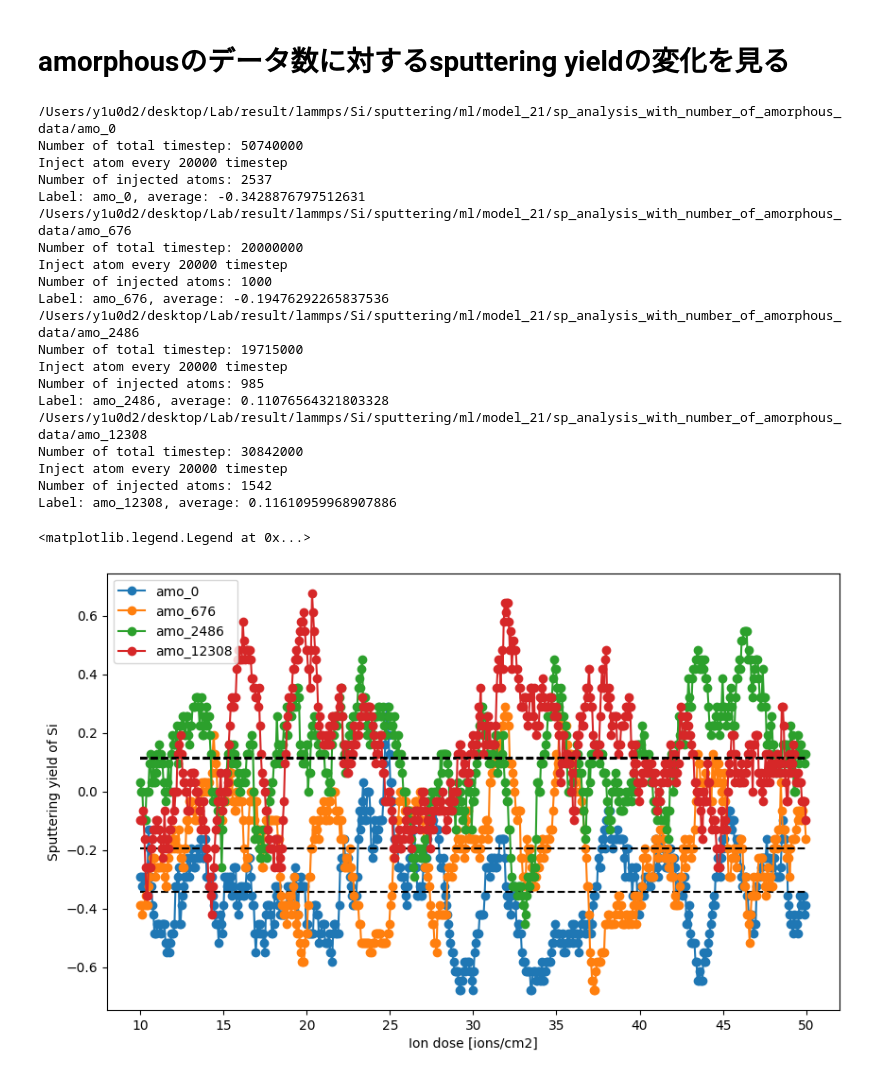
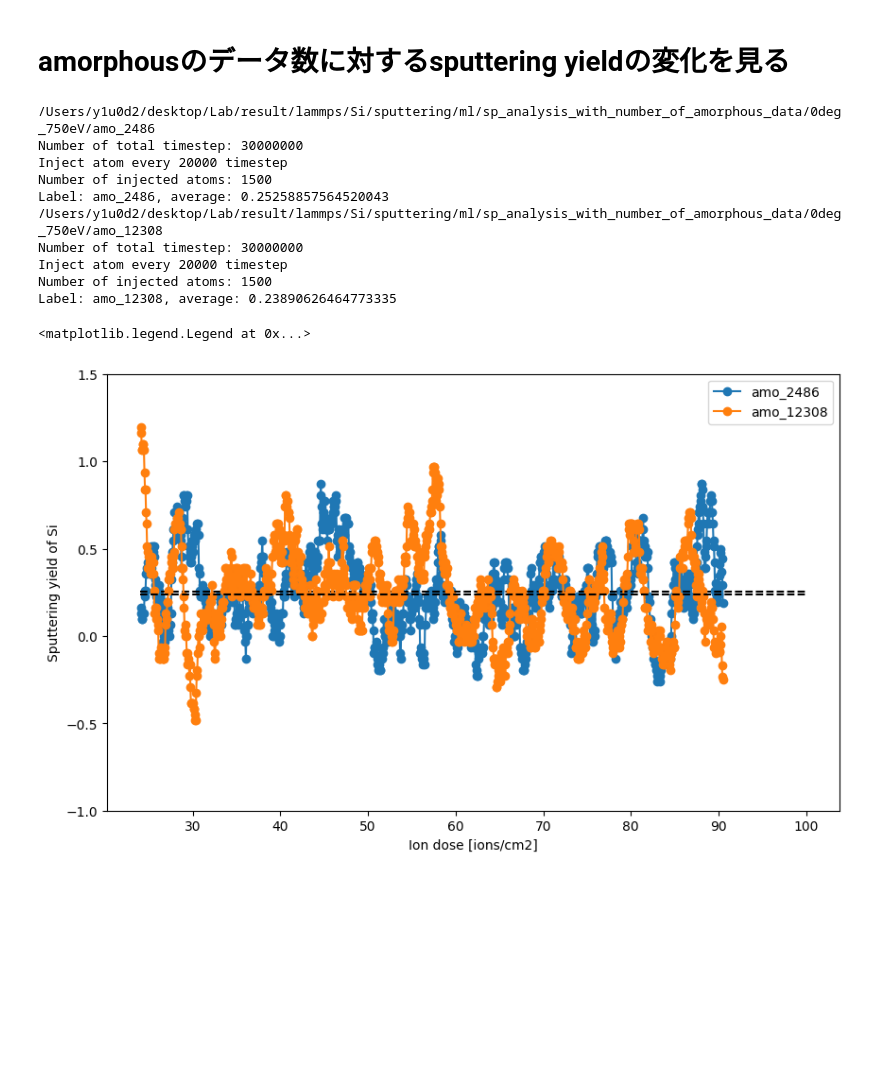
Before and after one commit to y1u0d2a1i/mlp_tools, a Jupyter notebook: notebooks/analyze/sp_with_number_of_amorphous_data.ipynb, the cells around one changed output. Drawn from its saved outputs; the diff is of its cells as text; code cells hidden in the pictures; blank space fills up the shorter version.

```diff
--- a/notebooks/analyze/sp_with_number_of_amorphous_data.ipynb
+++ b/notebooks/analyze/sp_with_number_of_amorphous_data.ipynb
@@ -16,48 +16,39 @@ amorphous_result = glob(f"{path2target}/amo*")
 amorphous_result = sorted(amorphous_result, key=lambda x: int(x.split("_")[-1]))
 # %%
 fig, ax = plt.subplots(figsize=(10, 6))
-ion_dose_range = (10, 50)
+ion_dose_range = (24, 100)
 
 for dir in amorphous_result:
     print(dir)
     label = os.path.basename(dir)
     calculator = SputteringYieldCalculator(path2target=dir, inject_atom_every_timestep=20000)
     sp_with_ion_dose_df = calculator.get_sputtering_yield_with_ion_dose(
         area=4.0725**2,
         num_injection=15,
         target_atom_type=[1]
     )
     sp_with_ion_dose_df = sp_with_ion_dose_df[(sp_with_ion_dose_df["ion_dose"] >= ion_dose_range[0]) & (sp_with_ion_dose_df["ion_dose"] <= ion_dose_range[1])].copy()
     average_sp = sp_with_ion_dose_df["num_sputtered_atom_avg"].mean() -1
     print(f"Label: {label}, average: {average_sp}")
 
     ax.plot(sp_with_ion_dose_df["ion_dose"], sp_with_ion_dose_df["num_sputtered_atom_avg"]-1, marker="o", label=label)
     # plot average line
     ax.plot([ion_dose_range[0], ion_dose_range[1]], [average_sp, average_sp], linestyle="--", color="black")
 
 ax.set_xlabel("Ion dose [ions/cm2]")
 ax.set_ylabel("Sputtering yield of Si")
+ax.set_ylim(-1, 1.5)
 ax.legend()
 # %% [output]
-/Users/y1u0d2/desktop/Lab/result/lammps/Si/sputtering/ml/model_21/sp_analysis_with_number_of_amorphous_data/amo_0
-Number of total timestep: 50740000
+/Users/y1u0d2/desktop/Lab/result/lammps/Si/sputtering/ml/sp_analysis_with_number_of_amorphous_data/0deg_750eV/amo_2486
+Number of total timestep: 30000000
 Inject atom every 20000 timestep
-Number of injected atoms: 2537
-Label: amo_0, average: -0.3428876797512631
-/Users/y1u0d2/desktop/Lab/result/lammps/Si/sputtering/ml/model_21/sp_analysis_with_number_of_amorphous_data/amo_676
-Number of total timestep: 20000000
+Number of injected atoms: 1500
+Label: amo_2486, average: 0.25258857564520043
+/Users/y1u0d2/desktop/Lab/result/lammps/Si/sputtering/ml/sp_analysis_with_number_of_amorphous_data/0deg_750eV/amo_12308
+Number of total timestep: 30000000
 Inject atom every 20000 timestep
-Number of injected atoms: 1000
-Label: amo_676, average: -0.19476292265837536
-/Users/y1u0d2/desktop/Lab/result/lammps/Si/sputtering/ml/model_21/sp_analysis_with_number_of_amorphous_data/amo_2486
-Number of total timestep: 19715000
-Inject atom every 20000 timestep
-Number of injected atoms: 985
-Label: amo_2486, average: 0.11076564321803328
-/Users/y1u0d2/desktop/Lab/result/lammps/Si/sputtering/ml/model_21/sp_analysis_with_number_of_amorphous_data/amo_12308
-Number of total timestep: 30842000
-Inject atom every 20000 timestep
-Number of injected atoms: 1542
-Label: amo_12308, average: 0.11610959968907886
+Number of injected atoms: 1500
+Label: amo_12308, average: 0.23890626464773335
 <matplotlib.legend.Legend at 0x...>
-[figure, old version]
+[figure, new version]
```
Also changed, not shown: parts of 2 cells of this notebook, 2 other files.
